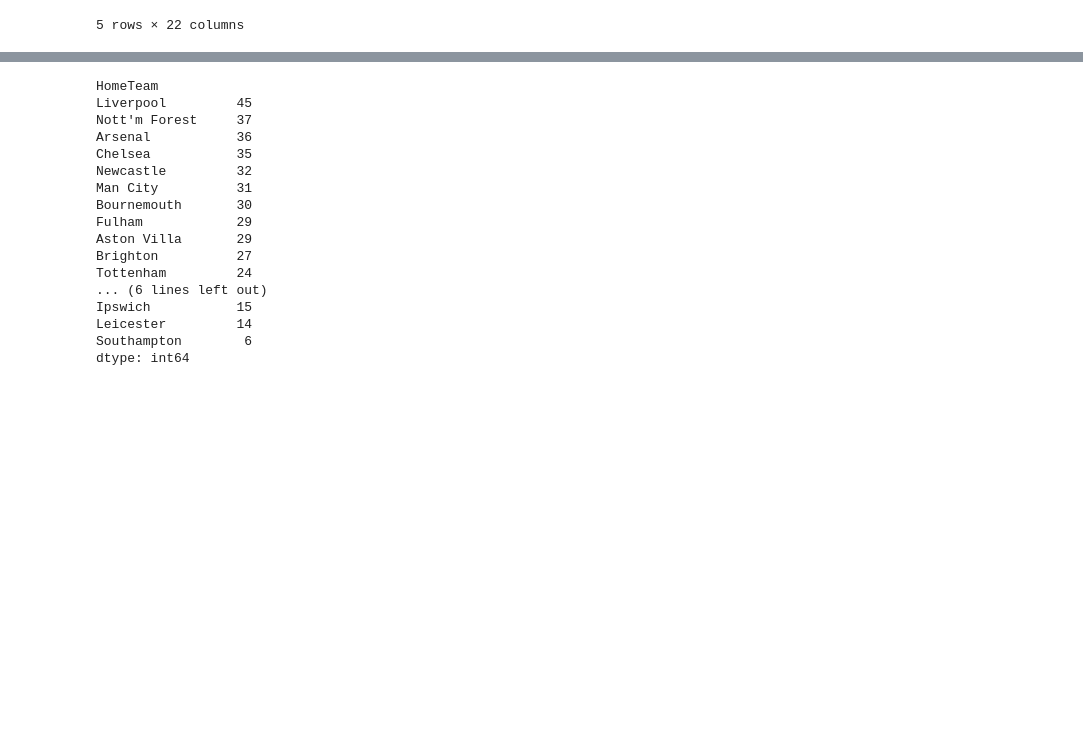
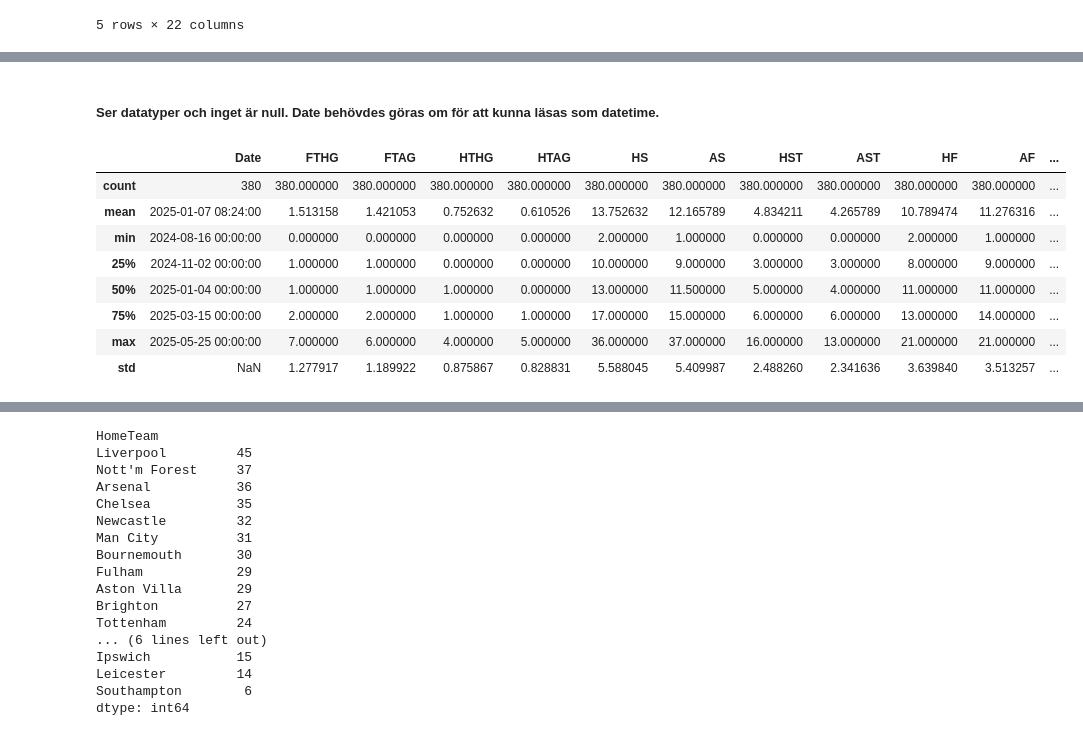
Before and after one commit to OliverApel96/kk1-premier-league, a Jupyter notebook: notebook.ipynb, the cells around one changed output, grey strips where cells are left out. Drawn from its saved outputs; the diff is of its cells as text; code cells hidden in the pictures; blank space fills up the shorter version.

```diff
--- a/notebook.ipynb
+++ b/notebook.ipynb
@@ -18,0 +46,14 @@ df.head()
+# %% [markdown]
+##### Ser datatyper och inget är null. Date behövdes göras om för att kunna läsas som datetime.
+# %%
+df.describe()
+# %% [output]
+|  | Date | FTHG | FTAG | HTHG | HTAG | HS | AS | HST | AST | HF | AF | ... |
+| count | 380 | 380.000000 | 380.000000 | 380.000000 | 380.000000 | 380.000000 | 380.000000 | 380.000000 | 380.000000 | 380.000000 | 380.000000 | ... |
+| mean | 2025-01-07 08:24:00 | 1.513158 | 1.421053 | 0.752632 | 0.610526 | 13.752632 | 12.165789 | 4.834211 | 4.265789 | 10.789474 | 11.276316 | ... |
+| min | 2024-08-16 00:00:00 | 0.000000 | 0.000000 | 0.000000 | 0.000000 | 2.000000 | 1.000000 | 0.000000 | 0.000000 | 2.000000 | 1.000000 | ... |
+| 25% | 2024-11-02 00:00:00 | 1.000000 | 1.000000 | 0.000000 | 0.000000 | 10.000000 | 9.000000 | 3.000000 | 3.000000 | 8.000000 | 9.000000 | ... |
+| 50% | 2025-01-04 00:00:00 | 1.000000 | 1.000000 | 1.000000 | 0.000000 | 13.000000 | 11.500000 | 5.000000 | 4.000000 | 11.000000 | 11.000000 | ... |
+| 75% | 2025-03-15 00:00:00 | 2.000000 | 2.000000 | 1.000000 | 1.000000 | 17.000000 | 15.000000 | 6.000000 | 6.000000 | 13.000000 | 14.000000 | ... |
+| max | 2025-05-25 00:00:00 | 7.000000 | 6.000000 | 4.000000 | 5.000000 | 36.000000 | 37.000000 | 16.000000 | 13.000000 | 21.000000 | 21.000000 | ... |
+| std | NaN | 1.277917 | 1.189922 | 0.875867 | 0.828831 | 5.588045 | 5.409987 | 2.488260 | 2.341636 | 3.639840 | 3.513257 | ... |
```
Also changed, not shown: parts of 15 cells of this notebook.
